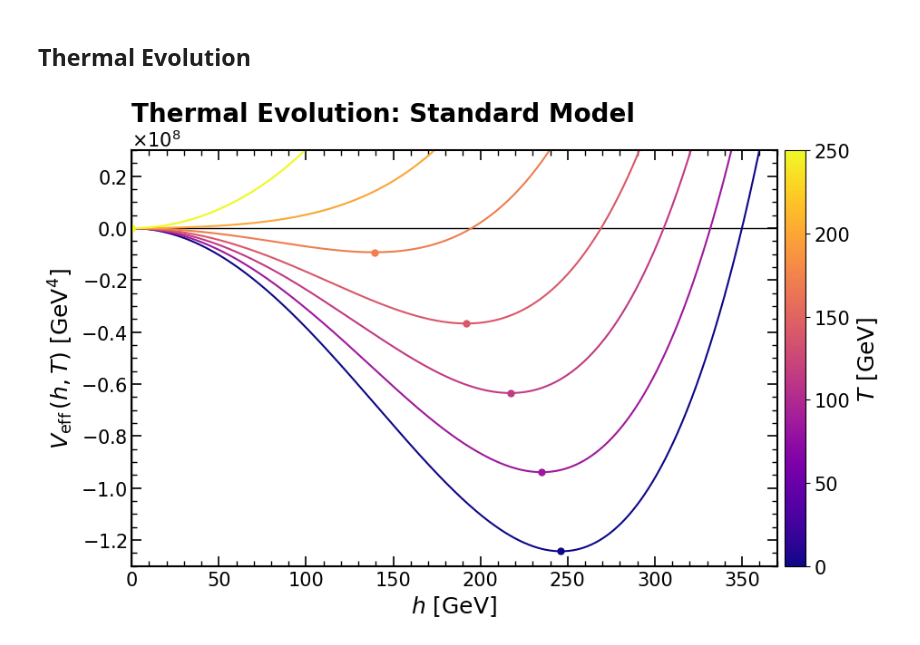
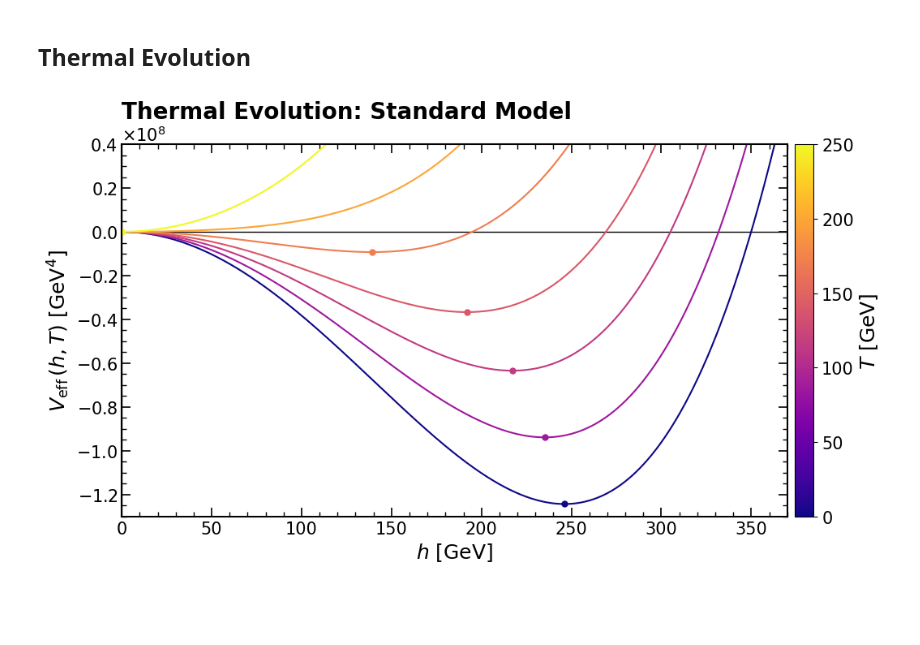
Before and after one commit to Diego-gt-phys/TFM-Repository, a Jupyter notebook: CosmoTransitions/SM_Analysis.ipynb, the cells around one changed output. Saved outputs shown, nothing was run; the diff lists cells and outputs as text; code cells hidden in the pictures; blank space fills up the shorter version.

```diff
--- a/CosmoTransitions/SM_Analysis.ipynb
+++ b/CosmoTransitions/SM_Analysis.ipynb
@@ -116,34 +116,34 @@ for T in T_vals:
     ax.plot(phi_min, V_min-model.Vtot(np.array([[0.0]]), T), 'o', color=color, ms=5)
 
 ax.set_xlim(0, 370)
-ax.set_ylim(-1.3e8, 3e7)
+ax.set_ylim(-1.3e8, 4e7)
 
 ax.set_xlabel(r'$h$ $\left[\mathrm{GeV}\right]$', fontsize=18)
 ax.set_ylabel(r'$V_\mathrm{eff}\,(h, T)$ $\left[\mathrm{GeV^4}\right]$', fontsize=18)
 
 ax.yaxis.set_major_formatter(ScalarFormatter(useMathText=True))
 ax.ticklabel_format(style='sci', axis='y', scilimits=(-2, 2))
 ax.yaxis.get_offset_text().set_fontsize(15)
 for spine in ax.spines.values():
     spine.set_linewidth(1.5)
 
 # Configure ticks
 ax.tick_params(axis='both', which='major', direction='in', length=8, width=1.2, labelsize=15, top=True, right=True)
 ax.tick_params(axis='both', which='minor', direction='in', length=4, width=1, labelsize=15, top=True, right=True)
 ax.minorticks_on()
 
 cbar = fig.colorbar(sm, ax=ax, pad=0.01)
 cbar.set_label(r'$T\ [\mathrm{GeV}]$', fontsize=18)
 cbar.ax.tick_params(labelsize=15)
 
 
 #annotation = (rf"$T_c   = 111.01 \, \mathrm{{GeV}}$"  "\n"rf"$\xi_c = 1.58$" "\n"rf"$T_n = 103.57 \, \mathrm{{GeV}}$")
 #ax.text(0.05, 0.25, annotation,transform=ax.transAxes,fontsize=18,verticalalignment='top',horizontalalignment='left')
 
 plt.title(r"Thermal Evolution: Standard Model", loc='left', fontsize=20, fontweight='bold')
 plt.tight_layout()
 plt.savefig("figures\SM_Thermal.pdf", format="pdf", bbox_inches="tight")
 
 plt.show()
 # %% [output]
-[figure, old version]
+[figure, new version]
```
Also changed, not shown: 10 other files.
